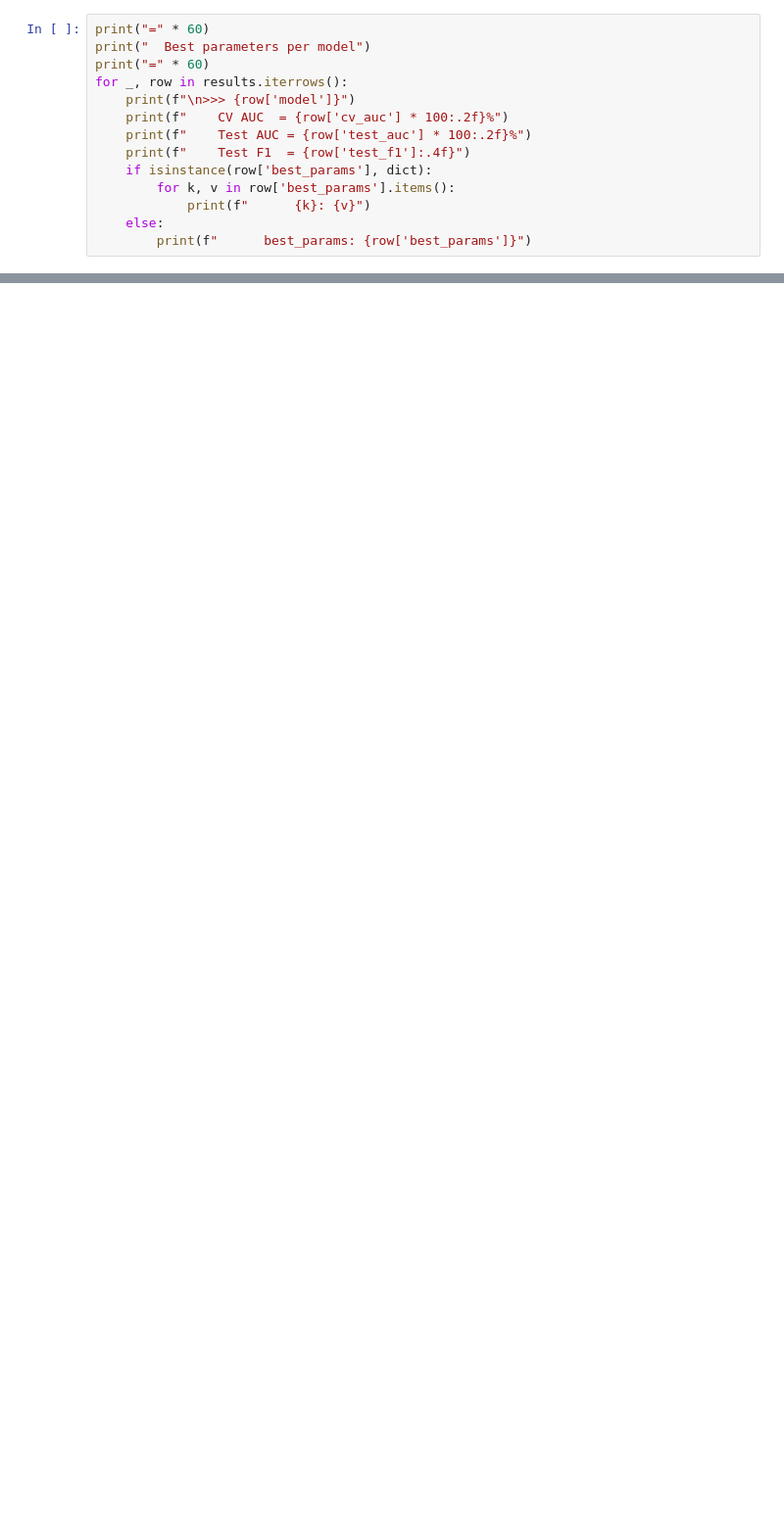
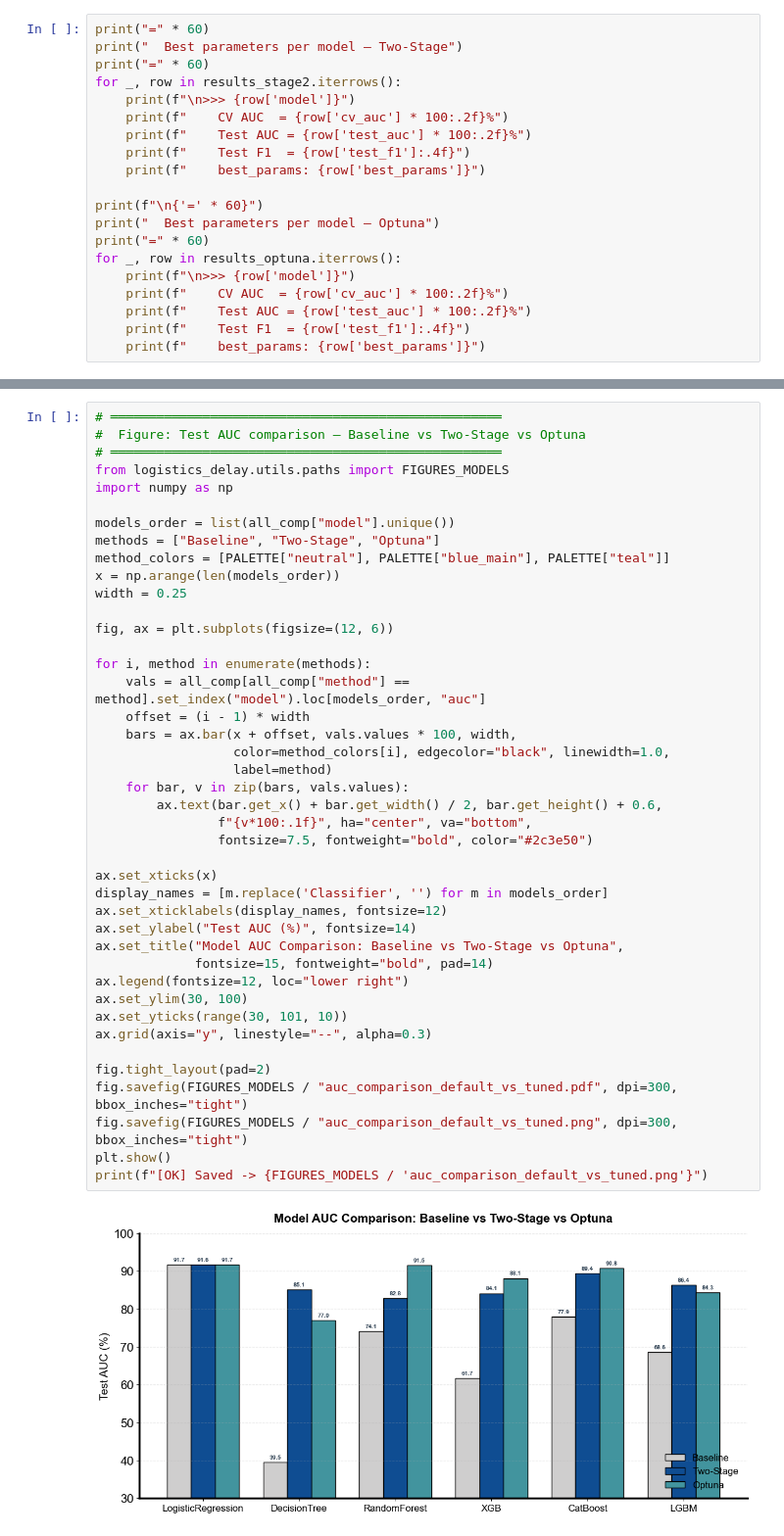
Before and after one commit to BROOKSHEAR/Logistics_Delay_Project, a Jupyter notebook: notebooks/04_tuning.ipynb, the cells around one changed output, grey strips where cells are left out. Shown at 98% size. Cells and saved outputs as stored; diff of their text form; blank space fills up the shorter version.

```diff
--- a/notebooks/04_tuning.ipynb
+++ b/notebooks/04_tuning.ipynb
@@ -256,16 +181,22 @@ RandomForestClassifier  65.986295    82.752443 0.694132
 # %%
 print("=" * 60)
-print("  Best parameters per model")
+print("  Best parameters per model — Two-Stage")
 print("=" * 60)
-for _, row in results.iterrows():
+for _, row in results_stage2.iterrows():
     print(f"\n>>> {row['model']}")
     print(f"    CV AUC  = {row['cv_auc'] * 100:.2f}%")
     print(f"    Test AUC = {row['test_auc'] * 100:.2f}%")
     print(f"    Test F1  = {row['test_f1']:.4f}")
-    if isinstance(row['best_params'], dict):
-        for k, v in row['best_params'].items():
-            print(f"      {k}: {v}")
-    else:
-        print(f"      best_params: {row['best_params']}")
+    print(f"    best_params: {row['best_params']}")
+
+print(f"\n{'=' * 60}")
+print("  Best parameters per model — Optuna")
+print("=" * 60)
+for _, row in results_optuna.iterrows():
+    print(f"\n>>> {row['model']}")
+    print(f"    CV AUC  = {row['cv_auc'] * 100:.2f}%")
+    print(f"    Test AUC = {row['test_auc'] * 100:.2f}%")
+    print(f"    Test F1  = {row['test_f1']:.4f}")
+    print(f"    best_params: {row['best_params']}")
 # %% [output]
 ============================================================
@@ -464,0 +264,44 @@ CatBoost                   AUC(%)         77.89%         89.43%   +11.54 iterati
+# %%
+# ═══════════════════════════════════════════════════
+#  Figure: Test AUC comparison — Baseline vs Two-Stage vs Optuna
+# ═══════════════════════════════════════════════════
+from logistics_delay.utils.paths import FIGURES_MODELS
+import numpy as np
+
+models_order = list(all_comp["model"].unique())
+methods = ["Baseline", "Two-Stage", "Optuna"]
+method_colors = [PALETTE["neutral"], PALETTE["blue_main"], PALETTE["teal"]]
+x = np.arange(len(models_order))
+width = 0.25
+
+fig, ax = plt.subplots(figsize=(12, 6))
+
+for i, method in enumerate(methods):
+    vals = all_comp[all_comp["method"] == method].set_index("model").loc[models_order, "auc"]
+    offset = (i - 1) * width
+    bars = ax.bar(x + offset, vals.values * 100, width,
+                  color=method_colors[i], edgecolor="black", linewidth=1.0,
+                  label=method)
+    for bar, v in zip(bars, vals.values):
+        ax.text(bar.get_x() + bar.get_width() / 2, bar.get_height() + 0.6,
+                f"{v*100:.1f}", ha="center", va="bottom",
+                fontsize=7.5, fontweight="bold", color="#2c3e50")
+
+ax.set_xticks(x)
+display_names = [m.replace('Classifier', '') for m in models_order]
+ax.set_xticklabels(display_names, fontsize=12)
+ax.set_ylabel("Test AUC (%)", fontsize=14)
+ax.set_title("Model AUC Comparison: Baseline vs Two-Stage vs Optuna",
+             fontsize=15, fontweight="bold", pad=14)
+ax.legend(fontsize=12, loc="lower right")
+ax.set_ylim(30, 100)
+ax.set_yticks(range(30, 101, 10))
+ax.grid(axis="y", linestyle="--", alpha=0.3)
+
+fig.tight_layout(pad=2)
+fig.savefig(FIGURES_MODELS / "auc_comparison_default_vs_tuned.pdf", dpi=300, bbox_inches="tight")
+fig.savefig(FIGURES_MODELS / "auc_comparison_default_vs_tuned.png", dpi=300, bbox_inches="tight")
+plt.show()
+print(f"[OK] Saved -> {FIGURES_MODELS / 'auc_comparison_default_vs_tuned.png'}")
+# %% [output]
+[figure, added]
```
Also changed, not shown: parts of 28 cells of this notebook, 50 other files.
